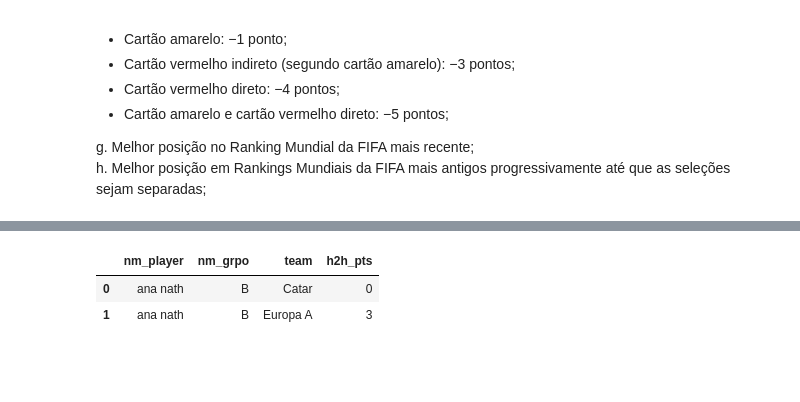
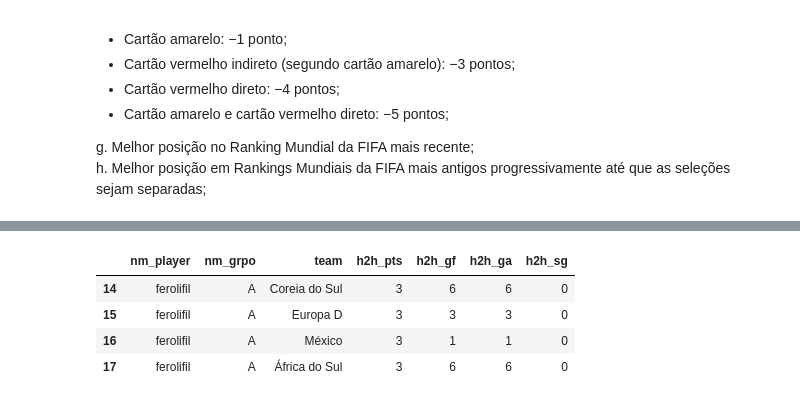
Before and after one commit to ferolifil/bolao-da-copa-2026, a Jupyter notebook: etl/etl_tabela_fg.ipynb, the cells around one changed output, grey strips where cells are left out. Saved outputs shown, nothing was run; the diff lists cells and outputs as text; code cells hidden in the pictures; blank space fills up the shorter version.

```diff
--- a/etl/etl_tabela_fg.ipynb
+++ b/etl/etl_tabela_fg.ipynb
@@ -161,9 +155,9 @@ h. Melhor posição em Rankings Mundiais da FIFA mais antigos progressivamente a
 # pontos por confronto direto
 h2h = (
     team_rows
-    .groupby(["nm_player", "nm_grpo", "team", "opp"], as_index=False)["pts"]
+    .groupby(["nm_player", "nm_grpo", "team", "opp", "gf", "ga"], as_index=False)["pts"]
     .sum()
 )
 
-h2h[(h2h['nm_player'] == 'ana nath') & (h2h['nm_grpo'] == 'B')].sort_values(['nm_grpo'], ascending=[True])
+h2h[(h2h['nm_player'] == 'ferolifil') & (h2h['nm_grpo'] == 'A')].sort_values(['nm_grpo'], ascending=[True])
 # %% [output]
@@ -255,13 +249,17 @@ h2h_tied[h2h_tied['nm_player'] == 'ana nath'].sort_values(['nm_grpo'], ascending
 # %%
 h2h_pts = (
     h2h_tied
-    .groupby(["nm_player", "nm_grpo", "team"], as_index=False)["pts"]
+    .groupby(["nm_player", "nm_grpo", "team"], as_index=False)[["pts", "gf", "ga"]]
     .sum()
-    .rename(columns={"pts": "h2h_pts"})
+    .rename(columns={"pts": "h2h_pts", "gf": "h2h_gf", "ga": "h2h_ga"})
 )
 
-h2h_pts[(h2h_pts['nm_player'] == 'ana nath') & (h2h_pts['nm_grpo'] == 'B')].sort_values(['nm_grpo'], ascending=[True])
+h2h_pts["h2h_sg"] = h2h_pts["h2h_gf"] - h2h_pts["h2h_ga"]
+
+h2h_pts[(h2h_pts['nm_player'] == 'ferolifil') & (h2h_pts['nm_grpo'] == 'A')].sort_values(['nm_grpo'], ascending=[True])
 # %% [output]
-|  | nm_player | nm_grpo | team | h2h_pts |
-| 0 | ana nath | B | Catar | 0 |
-| 1 | ana nath | B | Europa A | 3 |
+|  | nm_player | nm_grpo | team | h2h_pts | h2h_gf | h2h_ga | h2h_sg |
+| 14 | ferolifil | A | Coreia do Sul | 3 | 6 | 6 | 0 |
+| 15 | ferolifil | A | Europa D | 3 | 3 | 3 | 0 |
+| 16 | ferolifil | A | México | 3 | 1 | 1 | 0 |
+| 17 | ferolifil | A | África do Sul | 3 | 6 | 6 | 0 |
```
Also changed, not shown: parts of 15 cells of this notebook, 2 other files.
